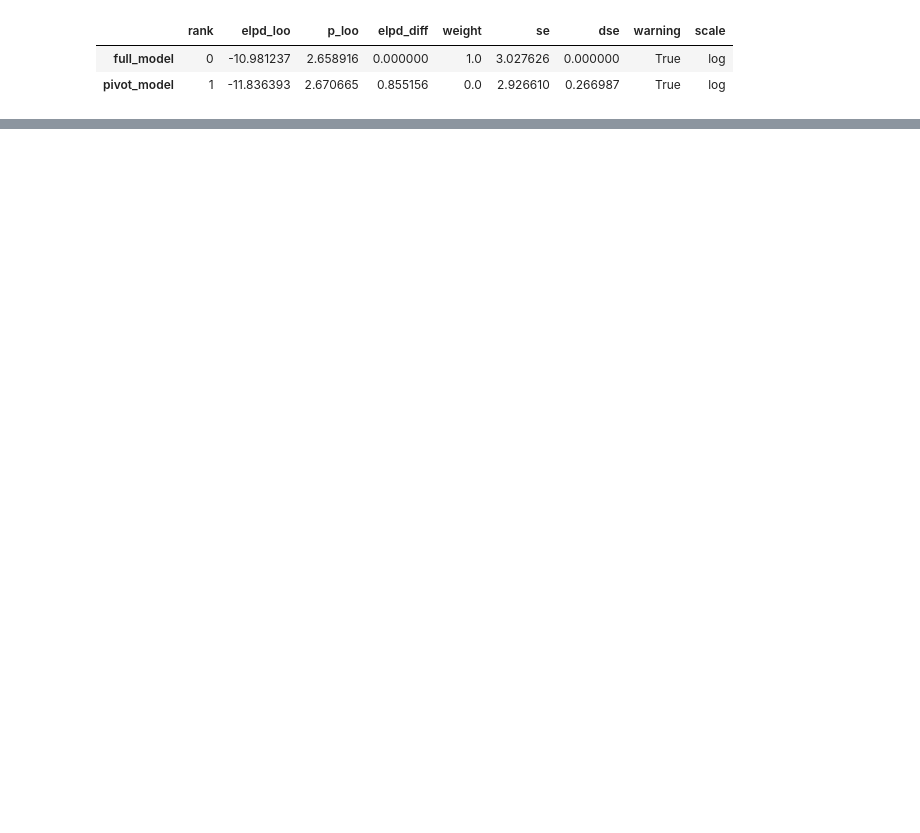
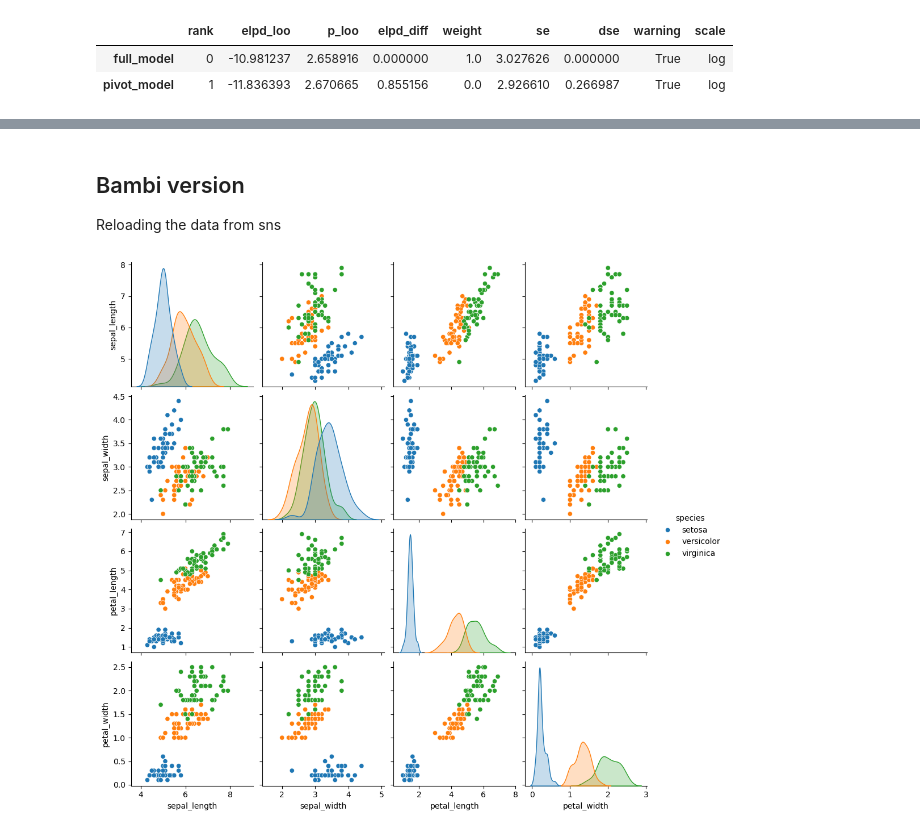
Before and after one commit to DrEntropy/multinom, a Jupyter notebook: multinom.ipynb, the cells around one changed output, grey strips where cells are left out. Saved outputs shown, nothing was run; the diff lists cells and outputs as text; code cells hidden in the pictures; blank space fills up the shorter version.

Commit message:
add bambi example

```diff
--- a/multinom.ipynb
+++ b/multinom.ipynb
@@ -173,0 +137,9 @@ Sampling: [obs]
+# %% [markdown]
+## Bambi version
+Reloading the data from sns
+# %%
+import seaborn as sns
+iris = sns.load_dataset("iris")
+sns.pairplot(iris, hue="species");
+# %% [output]
+[figure, added]
```
Also changed, not shown: parts of 11 cells of this notebook, 1 other file.
